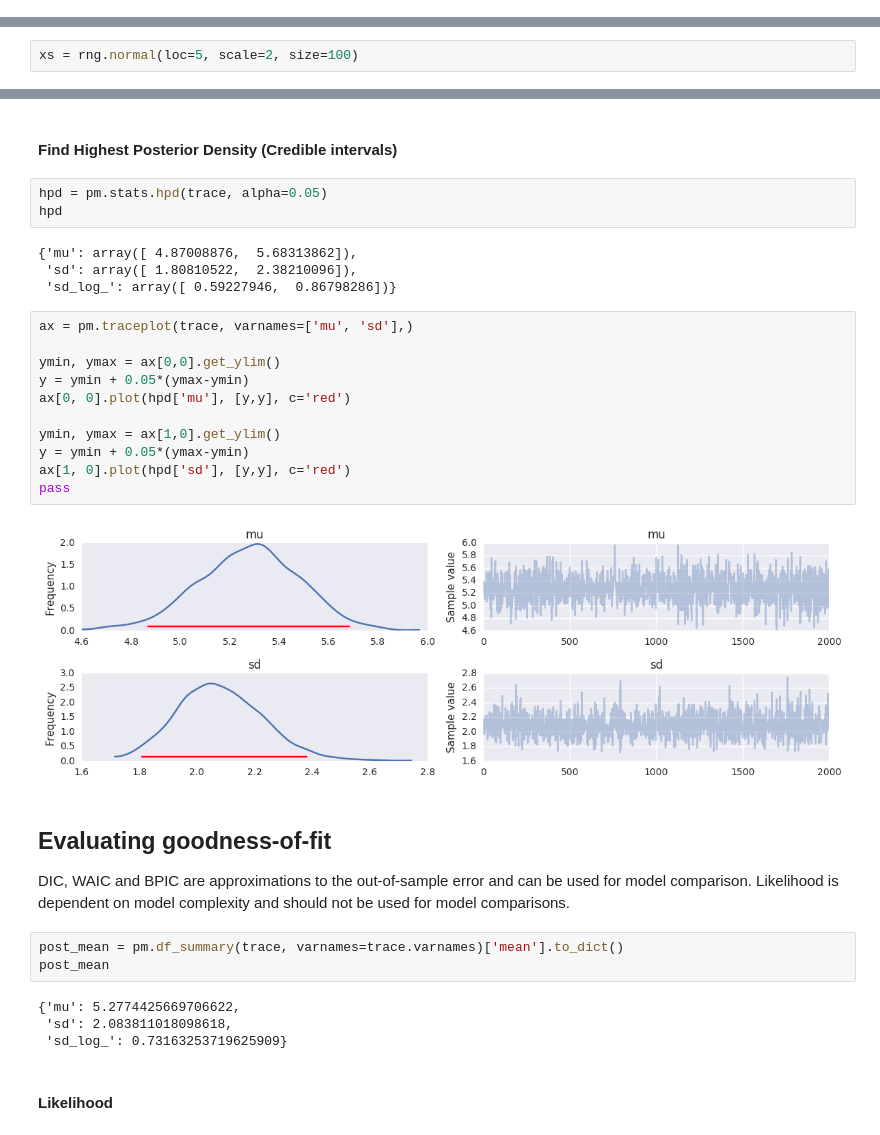
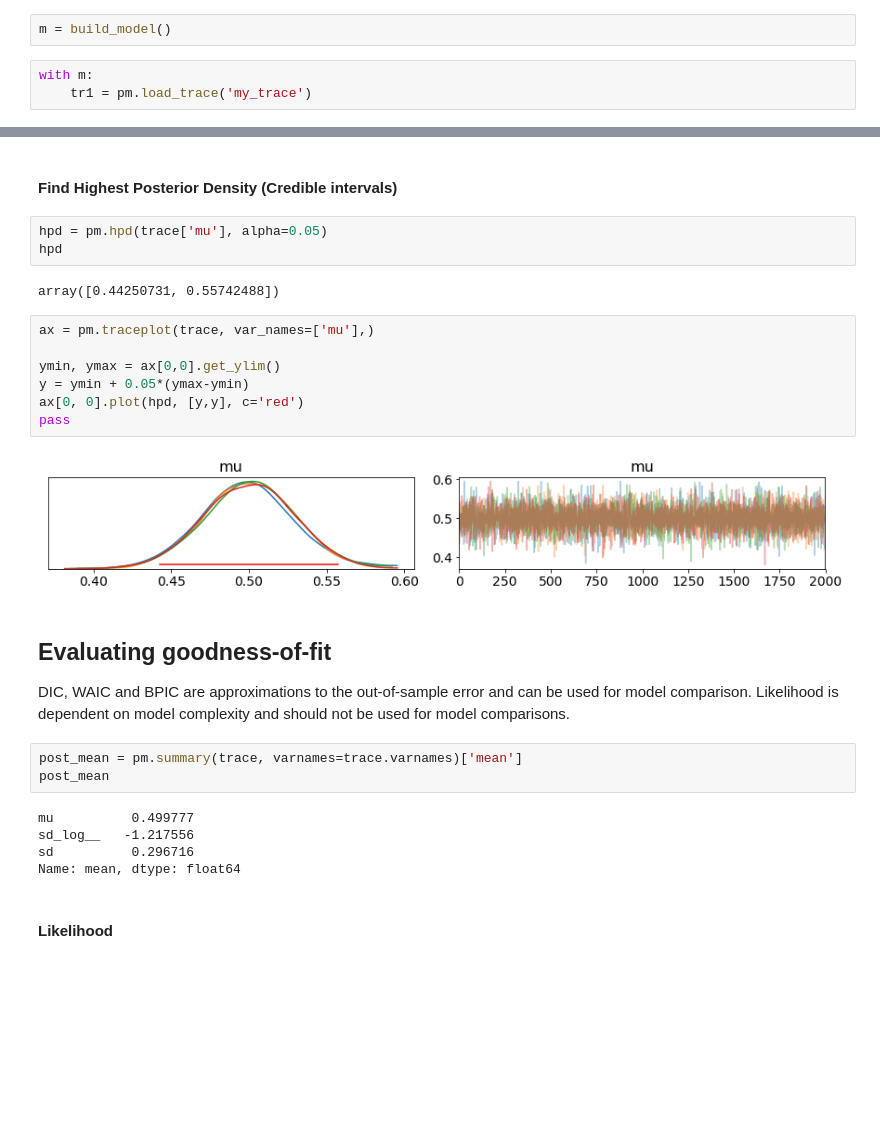
Before and after one commit to cliburn/sta-663-2019, a Jupyter notebook: notebook/S15A_PyMC3.ipynb, the cells around one changed output, grey strips where cells are left out. Cells and saved outputs as stored; diff of their text form; blank space fills up the shorter version.

```diff
--- a/notebook/S15A_PyMC3.ipynb
+++ b/notebook/S15A_PyMC3.ipynb
@@ -274,0 +328,5 @@ with sqlie3_save_demo:
+# %%
+m = build_model()
+# %%
+with m:
+    tr1 = pm.load_trace('my_trace')
@@ -291,2 +357,0 @@ pass
-# %%
-xs = rng.normal(loc=5, scale=2, size=100)
@@ -311,36 +373,31 @@ Finished [100%]: Average ELBO = -223.18
 # %% [markdown]
 #### Find Highest Posterior Density (Credible intervals)
 # %%
-hpd = pm.stats.hpd(trace, alpha=0.05)
+hpd = pm.hpd(trace['mu'], alpha=0.05)
 hpd
 # %% [output]
-{'mu': array([ 4.87008876,  5.68313862]),
- 'sd': array([ 1.80810522,  2.38210096]),
- 'sd_log_': array([ 0.59227946,  0.86798286])}
+array([0.44250731, 0.55742488])
 # %%
-ax = pm.traceplot(trace, varnames=['mu', 'sd'],)
+ax = pm.traceplot(trace, var_names=['mu'],)
 
 ymin, ymax = ax[0,0].get_ylim()
 y = ymin + 0.05*(ymax-ymin)
-ax[0, 0].plot(hpd['mu'], [y,y], c='red')
-
-ymin, ymax = ax[1,0].get_ylim()
-y = ymin + 0.05*(ymax-ymin)
-ax[1, 0].plot(hpd['sd'], [y,y], c='red')
+ax[0, 0].plot(hpd, [y,y], c='red')
 pass
 # %% [output]
-[figure, old version]
+[figure, new version]
 # %% [markdown]
 ## Evaluating goodness-of-fit
 
 DIC, WAIC and BPIC are approximations to the out-of-sample error and can be used for model comparison. Likelihood is dependent on model complexity and should not be used for model comparisons.
 # %%
-post_mean = pm.df_summary(trace, varnames=trace.varnames)['mean'].to_dict()
+post_mean = pm.summary(trace, varnames=trace.varnames)['mean']
 post_mean
 # %% [output]
-{'mu': 5.2774425669706622,
- 'sd': 2.083811018098618,
- 'sd_log_': 0.73163253719625909}
+mu          0.499777
+sd_log__   -1.217556
+sd          0.296716
+Name: mean, dtype: float64
 # %% [markdown]
 #### Likelihood
 # %%
```
Also changed, not shown: parts of 78 cells of this notebook, 2 other files.
